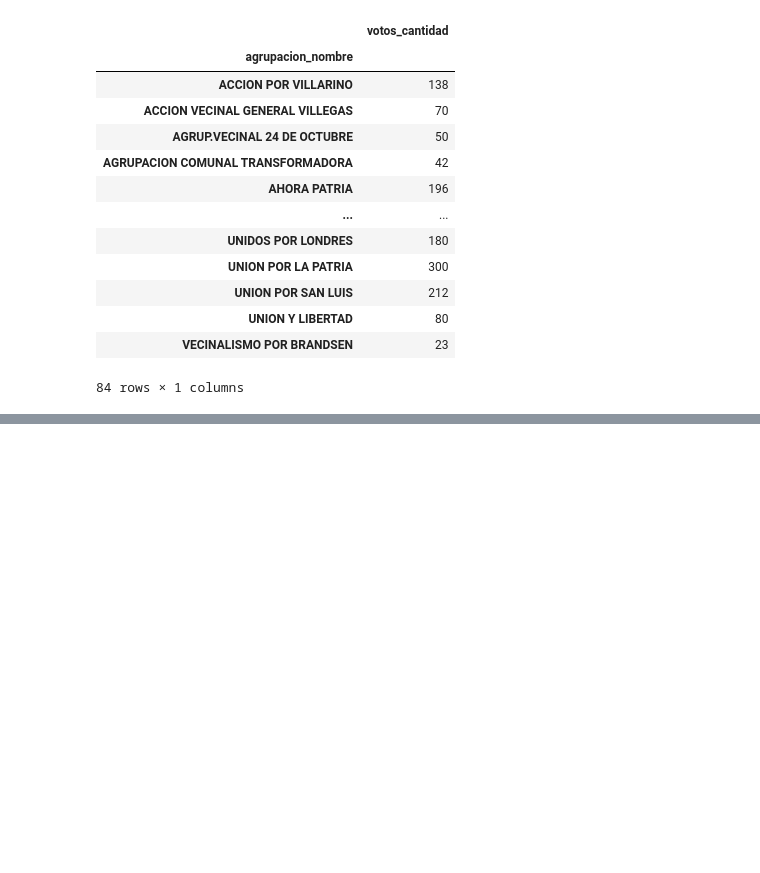
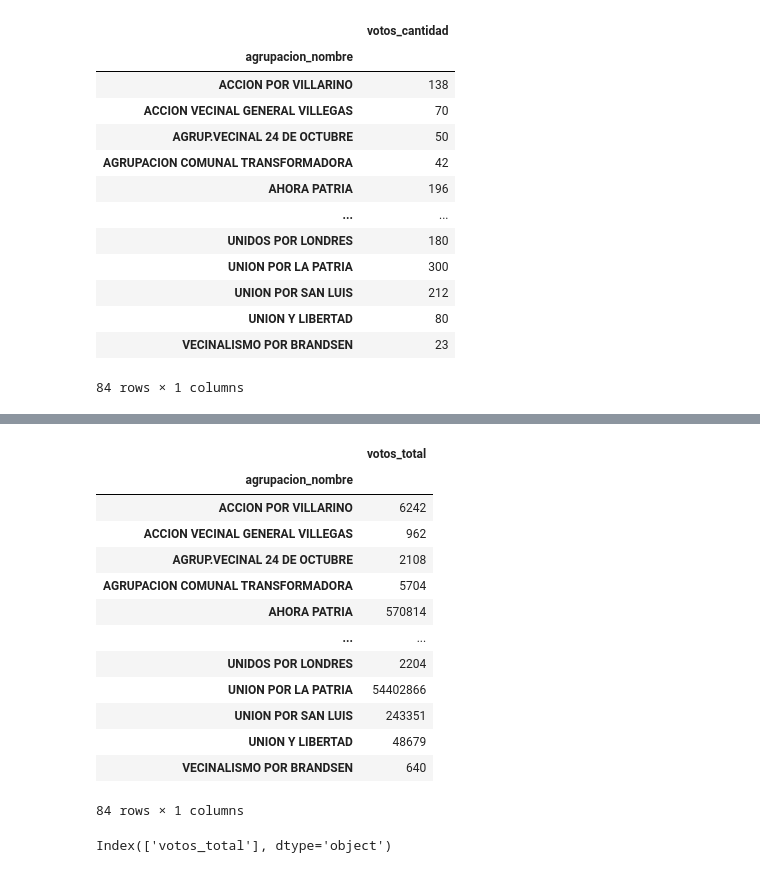
Before and after one commit to Leonel-Moron/TP_M4OP, a Jupyter notebook: Carpeta Prueba/Ejemplo con Resultados.ipynb, the cells around one changed output, grey strips where cells are left out. Drawn from its saved outputs; the diff is of its cells as text; code cells hidden in the pictures; blank space fills up the shorter version.

```diff
--- a/Carpeta Prueba/Ejemplo con Resultados.ipynb
+++ b/Carpeta Prueba/Ejemplo con Resultados.ipynb
@@ -163,0 +206,23 @@ dataframe.groupby(["agrupacion_nombre"])["votos_cantidad"].max().to_frame()
+# %%
+filtro
+# %% [output]
+|  | votos_total |
+| agrupacion_nombre |  |
+| ACCION POR VILLARINO | 6242 |
+| ACCION VECINAL GENERAL VILLEGAS | 962 |
+| AGRUP.VECINAL 24 DE OCTUBRE | 2108 |
+| AGRUPACION COMUNAL TRANSFORMADORA | 5704 |
+| AHORA PATRIA | 570814 |
+| ... | ... |
+| UNIDOS POR LONDRES | 2204 |
+| UNION POR LA PATRIA | 54402866 |
+| UNION POR SAN LUIS | 243351 |
+| UNION Y LIBERTAD | 48679 |
+| VECINALISMO POR BRANDSEN | 640 |
+84 rows × 1 columns
+# %%
+filtro.columns
+#Vamos a ver que hay solo una columna (votos_total), agrupacion_nombre ahora es el Index
+#Hay que tratar que sea una columna las agrupaciones y los index sean numerados como antes
+# %% [output]
+Index(['votos_total'], dtype='object')
```
Also changed, not shown: parts of 7 cells of this notebook.
